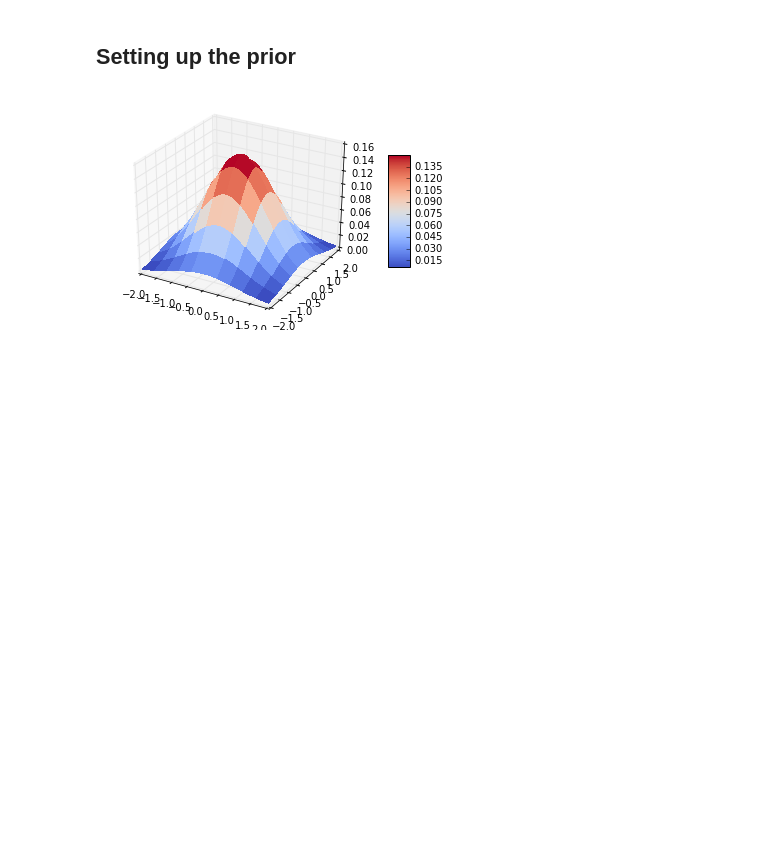
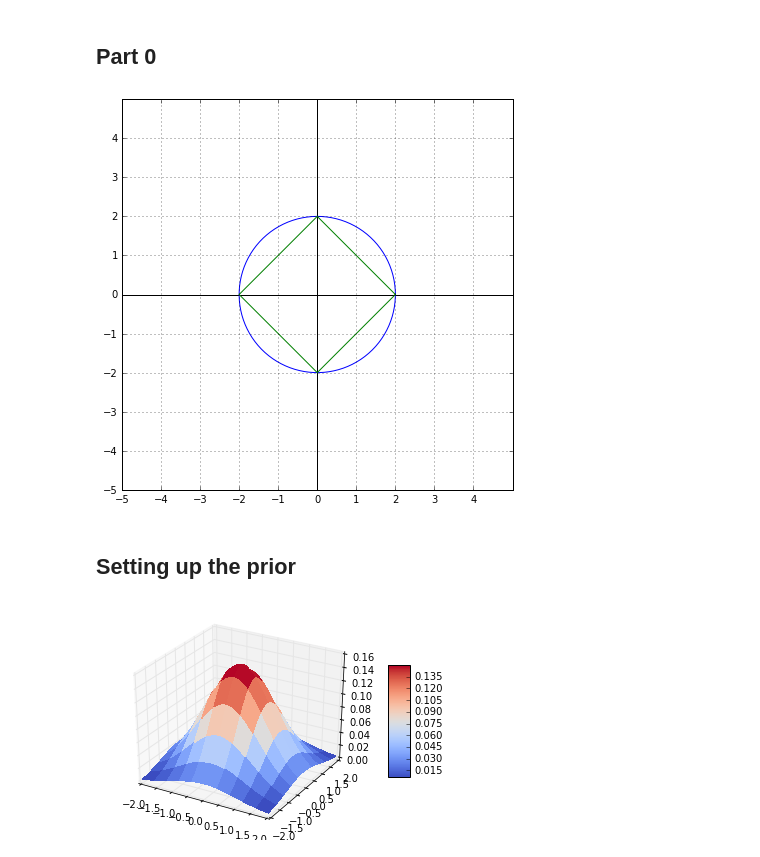
Before and after one commit to AloveIs/AdvancedML-Assignments, a Jupyter notebook: ass1/script.ipynb, the cells around one changed output. Saved outputs shown, nothing was run; the diff lists cells and outputs as text; code cells hidden in the pictures; blank space fills up the shorter version.

```diff
--- a/ass1/script.ipynb
+++ b/ass1/script.ipynb
@@ -18,6 +18,36 @@ def saveas(fname,dpi=200):
         transparent=False, bbox_inches=None, pad_inches=0.1,
         frameon=None, metadata=None)
     return;
+# %% [markdown]
+## Part 0
+# %%
+fig = plt.figure()
+lim = 5
+plt.xlim(-lim, lim)
+plt.ylim(-lim, lim)
+
+
+theta = np.linspace(0,2*pi, 200)
+
+plt.gca().axhline(y=0, color='k')
+plt.gca().axvline(x=0, color='k')
+plt.gca().set_xticks(np.arange(-lim, lim, 1))
+plt.gca().set_yticks(np.arange(-lim, lim, 1))
+plt.grid()
+c = np.cos(theta)
+s = np.sin(theta)
+c1 = np.array([1,0,-1,0,1])
+s1 = np.array([0,1,0,-1,0])
+fig.set_size_inches(7, 7)
+
+for p in [2]:
+    plt.plot(p*c,p*s)
+    plt.plot(p*c1,p*s1)
+
+saveas("images/question4.pdf",None)
+plt.show()
+# %% [output]
+[figure, added]
 # %% [markdown]
 ## Setting up the prior
 # %%
```
Also changed, not shown: parts of 5 cells of this notebook, 10 other files.
